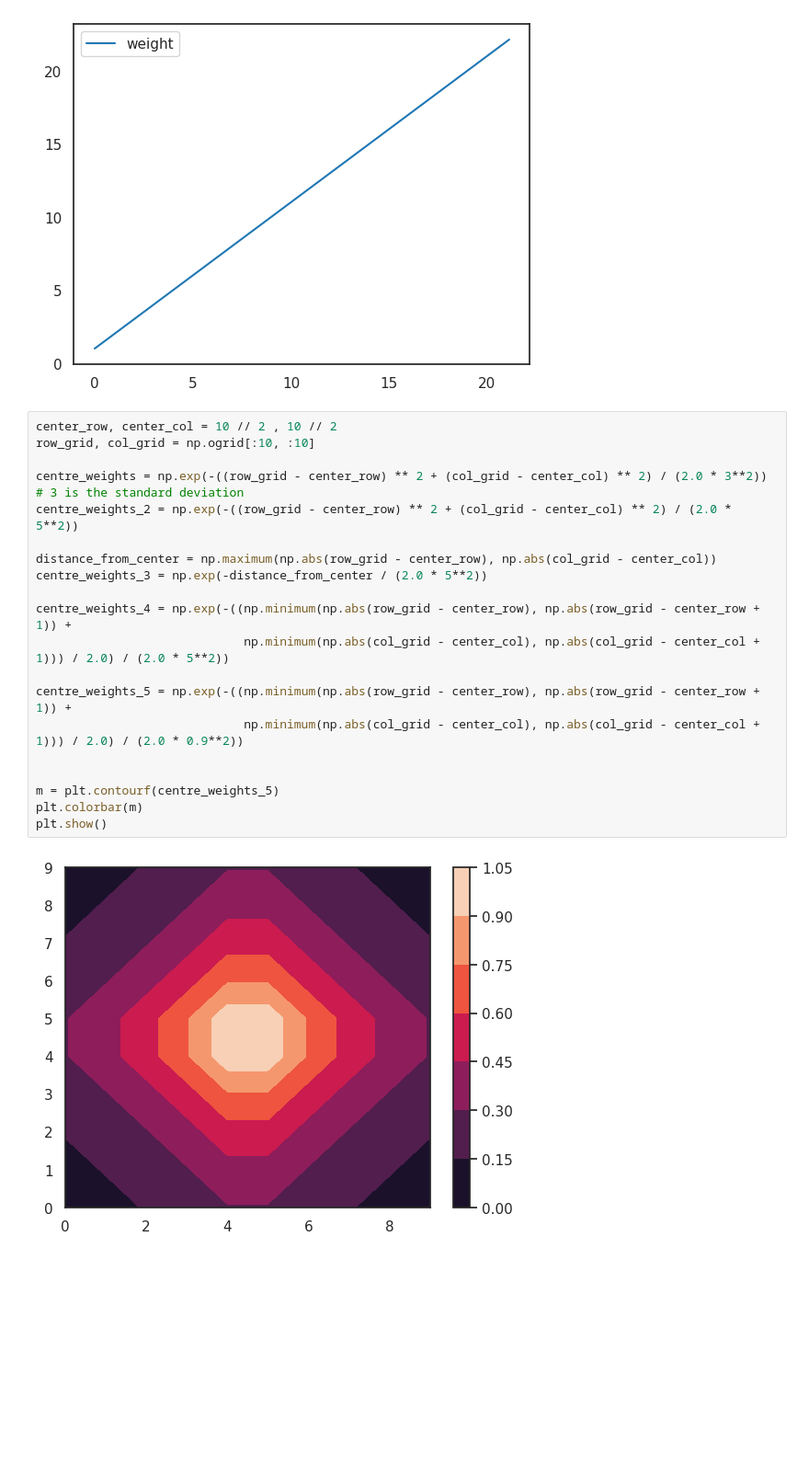
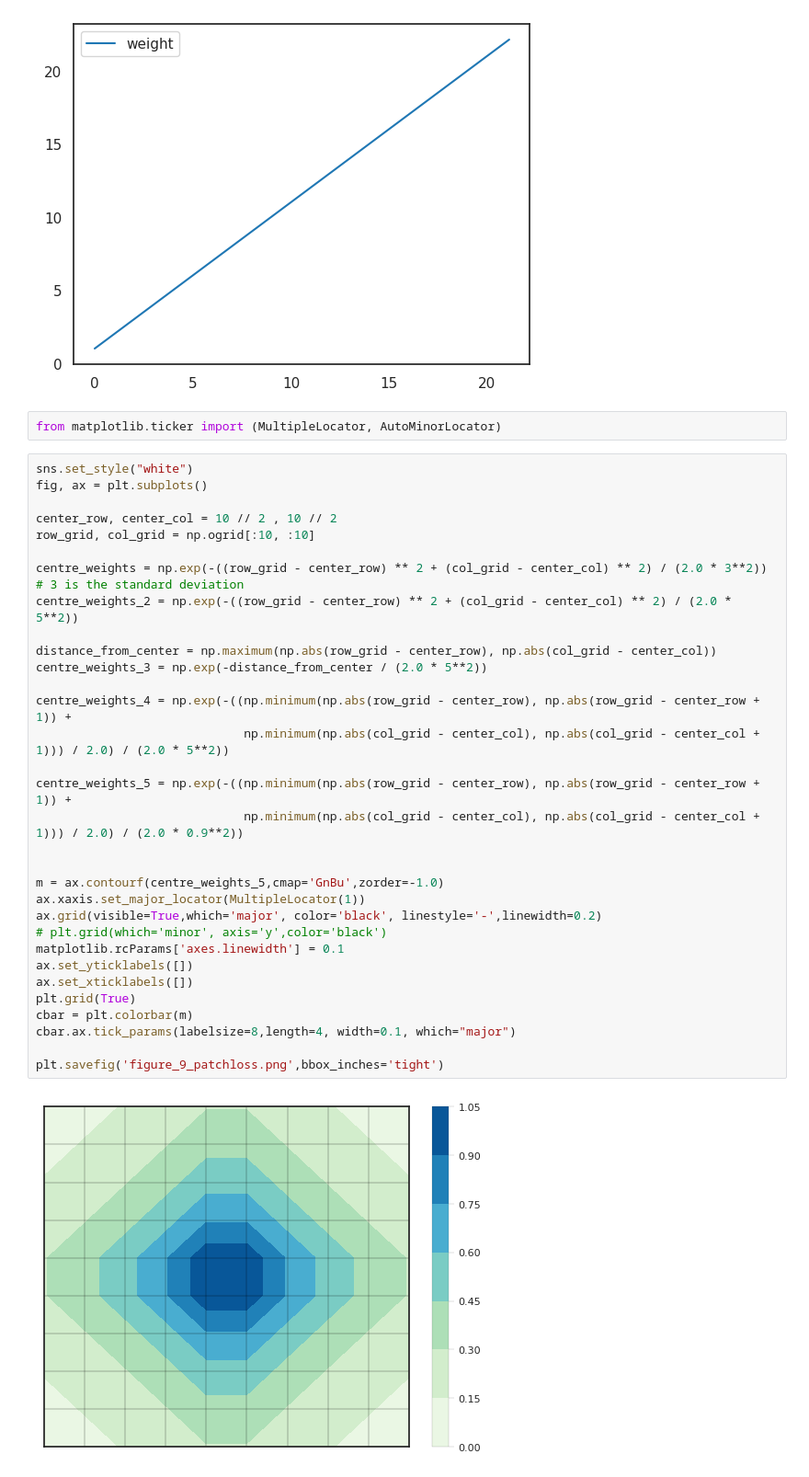
Before and after one commit to vosps/tropical_cyclone, a Jupyter notebook: tracking/9_interpretability.ipynb, the cells around one changed output. Shown at 92% size. Drawn from its saved outputs; the diff is of its cells as text; blank space fills up the shorter version.

```diff
--- a/tracking/9_interpretability.ipynb
+++ b/tracking/9_interpretability.ipynb
@@ -835,25 +933,39 @@ plt.legend(['weight','wloss','wwloss'])
 plt.show()
 # %% [output]
 [figure]
+# %%
+from matplotlib.ticker import (MultipleLocator, AutoMinorLocator)
 # %%
+sns.set_style("white")
+fig, ax = plt.subplots()
+
 center_row, center_col = 10 // 2 , 10 // 2
 row_grid, col_grid = np.ogrid[:10, :10]
 
 centre_weights = np.exp(-((row_grid - center_row) ** 2 + (col_grid - center_col) ** 2) / (2.0 * 3**2))  # 3 is the standard deviation
 centre_weights_2 = np.exp(-((row_grid - center_row) ** 2 + (col_grid - center_col) ** 2) / (2.0 * 5**2))
 
 distance_from_center = np.maximum(np.abs(row_grid - center_row), np.abs(col_grid - center_col))
 centre_weights_3 = np.exp(-distance_from_center / (2.0 * 5**2))
 
 centre_weights_4 = np.exp(-((np.minimum(np.abs(row_grid - center_row), np.abs(row_grid - center_row + 1)) +
                              np.minimum(np.abs(col_grid - center_col), np.abs(col_grid - center_col + 1))) / 2.0) / (2.0 * 5**2))
 
 centre_weights_5 = np.exp(-((np.minimum(np.abs(row_grid - center_row), np.abs(row_grid - center_row + 1)) +
                              np.minimum(np.abs(col_grid - center_col), np.abs(col_grid - center_col + 1))) / 2.0) / (2.0 * 0.9**2))
 
 
-m = plt.contourf(centre_weights_5)
-plt.colorbar(m)
-plt.show()
+m = ax.contourf(centre_weights_5,cmap='GnBu',zorder=-1.0)
+ax.xaxis.set_major_locator(MultipleLocator(1))
+ax.grid(visible=True,which='major', color='black', linestyle='-',linewidth=0.2)
+# plt.grid(which='minor', axis='y',color='black')
+matplotlib.rcParams['axes.linewidth'] = 0.1
+ax.set_yticklabels([])
+ax.set_xticklabels([])
+plt.grid(True)
+cbar = plt.colorbar(m)
+cbar.ax.tick_params(labelsize=8,length=4, width=0.1, which="major")
+
+plt.savefig('figure_9_patchloss.png',bbox_inches='tight')
 # %% [output]
-[figure, old version]
+[figure, new version]
```
Also changed, not shown: parts of 29 cells of this notebook, 9 other files.
